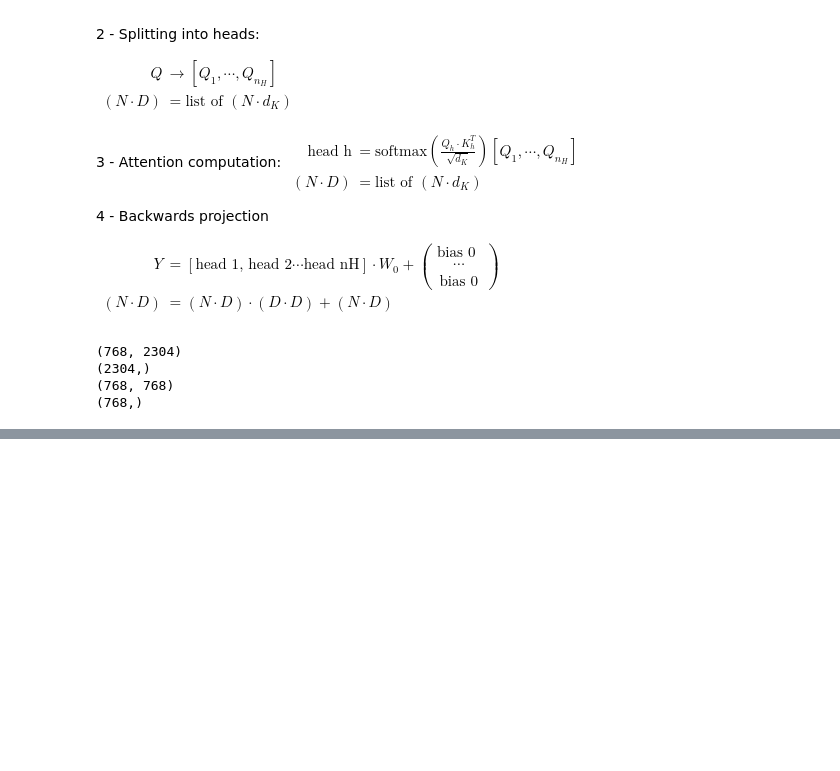
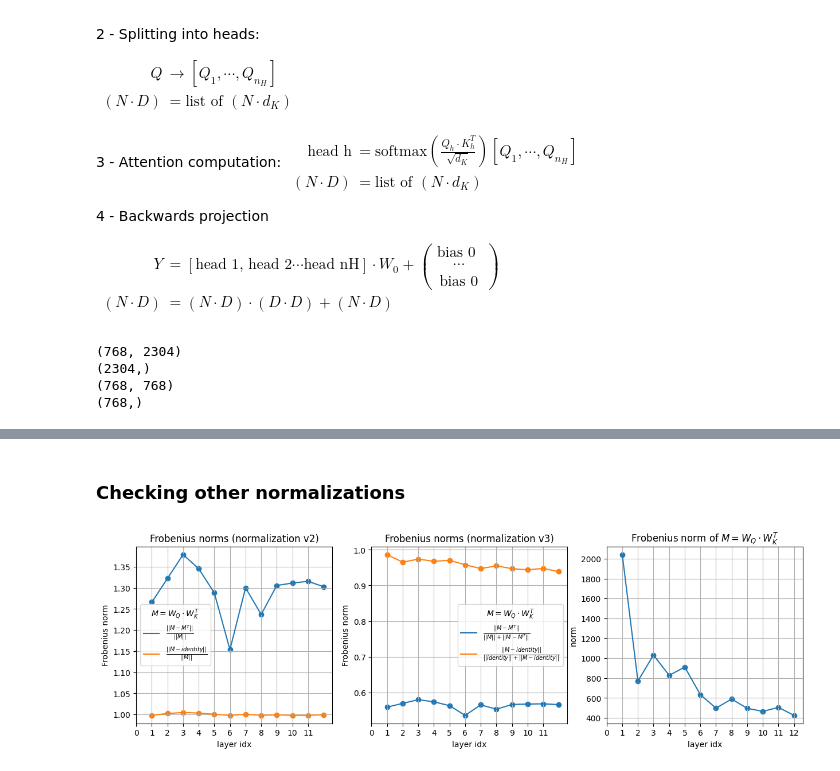
Before and after one commit to miriamzara/LCP_B_GPT2, a Jupyter notebook: matrici_miriam.ipynb, the cells around one changed output, grey strips where cells are left out. Cells and saved outputs as stored; diff of their text form; code cells hidden in the pictures; blank space fills up the shorter version.

```diff
--- a/matrici_miriam.ipynb
+++ b/matrici_miriam.ipynb
@@ -264,0 +290,53 @@ axs[1].legend()
+# %% [markdown]
+### Checking other normalizations
+# %%
+# normalization -v2
+distances_symm_normalized_2 = [distances_symm[i]/norm(qkt_weights[i]) for i in range(0, layer_max)]
+distances_identity_normalized_2 = [distances_identity[i]/norm(qkt_weights[i]) for i in range(0, layer_max)]
+
+# normalization -v3 ()
+distances_symm_normalized_3 = [distances_symm[i]/(norm(qkt_weights[i]) + distances_symm[i]) for i in range(0, layer_max)]
+distances_identity_normalized_3 = [distances_identity[i]/(norm(np.eye(D)) + distances_identity[i]) for i in range(0, layer_max)]
+
+# norm of M itself
+M_norm = [norm(qkt_weights[i]) for i in range(0, layer_max)]
+
+
+fig, axs = plt.subplots(nrows = 1, ncols = 3, figsize = (15,4))
+plt.subplots_adjust(hspace = 0.3)
+
+
+axs[0].plot(np.arange(1, layer_max + 1), distances_symm_normalized_2, label = r"$\frac{||M- M^T||}{||M||}$")
+axs[0].scatter(np.arange(1, layer_max + 1), distances_symm_normalized_2)
+axs[0].plot(np.arange(1, layer_max + 1), distances_identity_normalized_2, label = r"$\frac{||M- identity||}{||M||}$")
+axs[0].scatter(np.arange(1, layer_max + 1), distances_identity_normalized_2)
+axs[0].grid()
+axs[0].set_title("Frobenius norms (normalization v2)")
+axs[0].set_xlabel("layer idx")
+axs[0].set_ylabel("Frobenius norm")
+axs[0].set_xticks(np.arange(0, 12))
+axs[0].legend(title = r"$M = W_Q\cdot W_K^T$")
+
+
+
+axs[1].plot(np.arange(1, layer_max + 1), distances_symm_normalized_3, label = r"$\frac{||M- M^T||}{||M|| + ||M - M^T||}$")
+axs[1].scatter(np.arange(1, layer_max + 1), distances_symm_normalized_3)
+axs[1].plot(np.arange(1, layer_max + 1), distances_identity_normalized_3, label = r"$\frac{||M- identity||}{||identity|| + ||M - identity||}$")
+axs[1].scatter(np.arange(1, layer_max + 1), distances_identity_normalized_3)
+axs[1].grid()
+axs[1].set_title("Frobenius norms (normalization v3)")
+axs[1].set_xlabel("layer idx")
+axs[1].set_ylabel("Frobenius norm")
+axs[1].set_xticks(np.arange(0, 12))
+axs[1].legend(title = r"$M = W_Q\cdot W_K^T$")
+
+
+axs[2].plot(np.arange(1, layer_max + 1), M_norm)
+axs[2].scatter(np.arange(1, layer_max + 1), M_norm)
+axs[2].set_xlabel("layer idx")
+axs[2].set_ylabel("norm")
+axs[2].set_title(r"Frobenius norm of $M = W_Q\cdot W_K^T$")
+axs[2].set_xticks(np.arange(0, 13))
+axs[2].grid()
+# %% [output]
+[figure, added]
```
Also changed, not shown: parts of 2 cells of this notebook, 1 other file.
